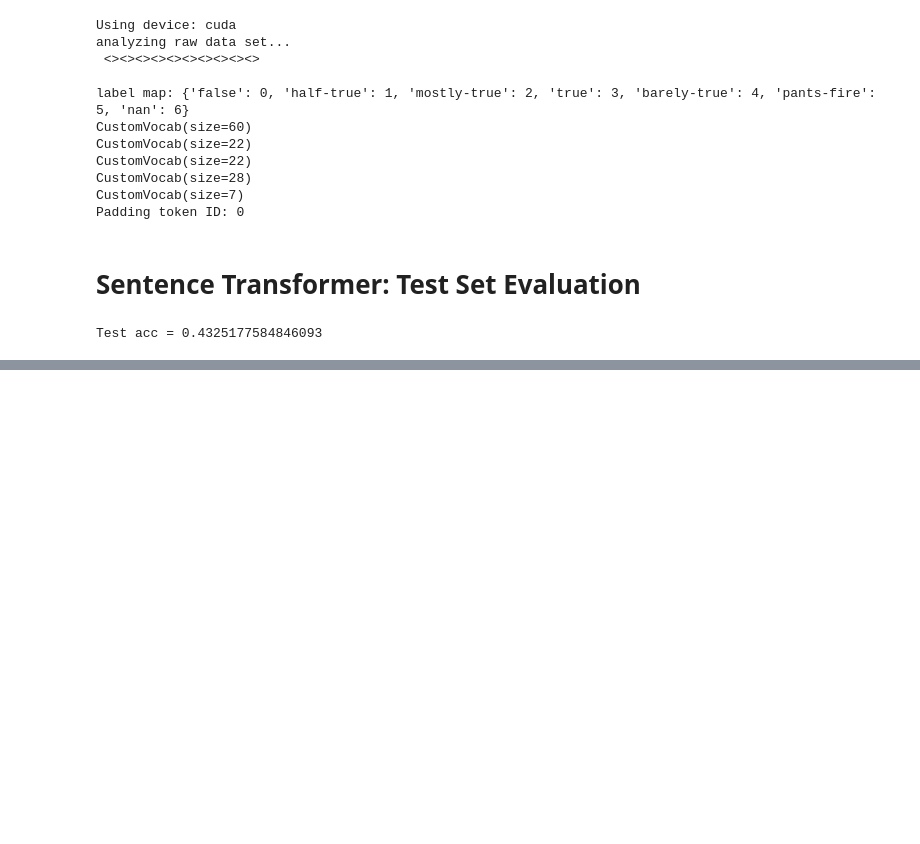
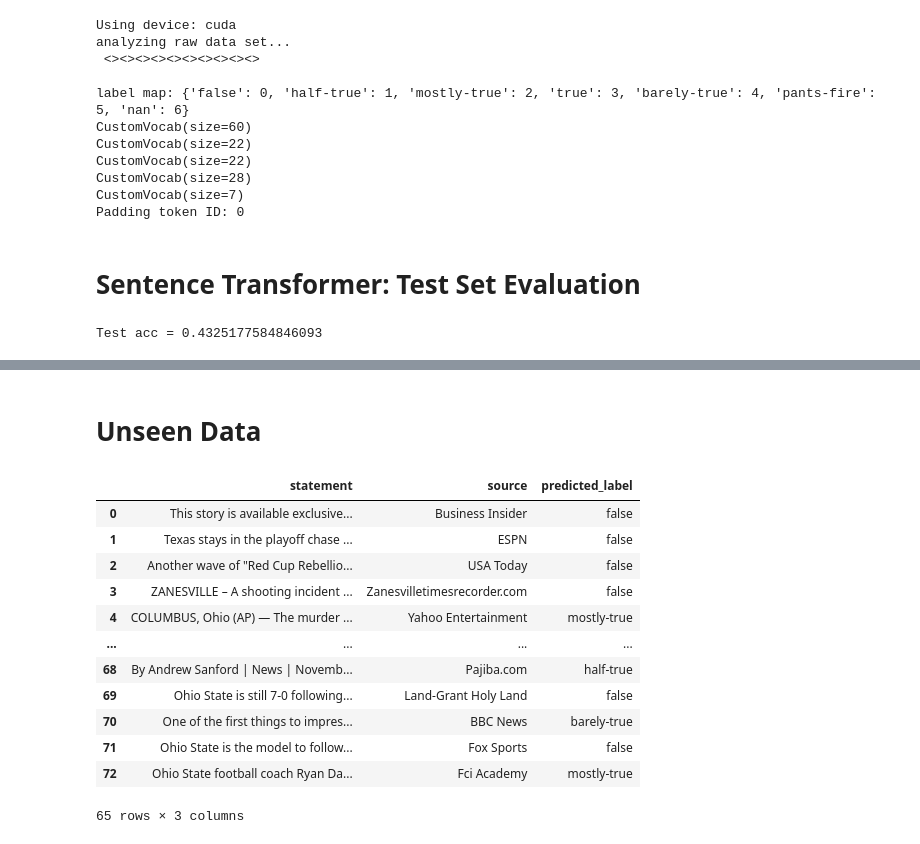
Before and after one commit to chriss-mo/ai4good, a Jupyter notebook: full_pred_model.ipynb, the cells around one changed output, grey strips where cells are left out. Saved outputs shown, nothing was run; the diff lists cells and outputs as text; code cells hidden in the pictures; blank space fills up the shorter version.

```diff
--- a/full_pred_model.ipynb
+++ b/full_pred_model.ipynb
@@ -410,0 +770,11 @@ Test acc = 0.4325177584846093
+# %%
+augmented_train = add_veracity_features(df_train)
+augmented_val = add_veracity_features(df_val)
+augmented_test = add_veracity_features(df_test)
+# %%
+from sklearn.preprocessing import LabelEncoder
+
+le = LabelEncoder()
+augmented_train['label'] = le.fit_transform(augmented_train['label'])
+augmented_val['label'] = le.transform(augmented_val['label'])
+augmented_test['label'] = le.transform(augmented_test['label'])
@@ -410,0 +783,17 @@ Test acc = 0.4325177584846093
+# %%
+from sklearn.ensemble import RandomForestClassifier
+from sklearn.metrics import classification_report, confusion_matrix
+import seaborn as sns
+
+X_train = augmented_train.drop(columns=['statement', 'label'])
+y_train = augmented_train['label']
+X_val = augmented_val.drop(columns=['statement', 'label'])
+y_val = augmented_val['label']
+X_test = augmented_test.drop(columns=['statement', 'label'])
+y_test = augmented_test['label']
+
+clf = RandomForestClassifier(n_estimators=600, max_depth=200, random_state=21)
+clf.fit(X_train, y_train)
+y_pred = clf.predict(X_test)
+
+print(classification_report(y_test, y_pred, target_names=le.classes_))
@@ -410,0 +813,25 @@ Test acc = 0.4325177584846093
+# %% [markdown]
+# Unseen Data
+# %%
+from ingestor_utils import ingest_articles
+
+unseen_df = ingest_articles("Columbus Day")
+augment_unseen_df = add_veracity_features(unseen_df)
+X_unseen = augment_unseen_df.drop(columns=['statement','source'])
+pred_labels = clf.predict(X_unseen)
+unseen_df['predicted_label'] = le.inverse_transform(pred_labels)
+unseen_df
+# %% [output]
+|  | statement | source | predicted_label |
+| 0 | This story is available exclusive... | Business Insider | false |
+| 1 | Texas stays in the playoff chase ... | ESPN | false |
+| 2 | Another wave of "Red Cup Rebellio... | USA Today | false |
+| 3 | ZANESVILLE – A shooting incident ... | Zanesvilletimesrecorder.com | false |
+| 4 | COLUMBUS, Ohio (AP) — The murder ... | Yahoo Entertainment | mostly-true |
+| ... | ... | ... | ... |
+| 68 | By Andrew Sanford | News | Novemb... | Pajiba.com | half-true |
+| 69 | Ohio State is still 7-0 following... | Land-Grant Holy Land | false |
+| 70 | One of the first things to impres... | BBC News | barely-true |
+| 71 | Ohio State is the model to follow... | Fox Sports | false |
+| 72 | Ohio State football coach Ryan Da... | Fci Academy | mostly-true |
+65 rows × 3 columns
```
Also changed, not shown: parts of 15 cells of this notebook, 1 other file.
